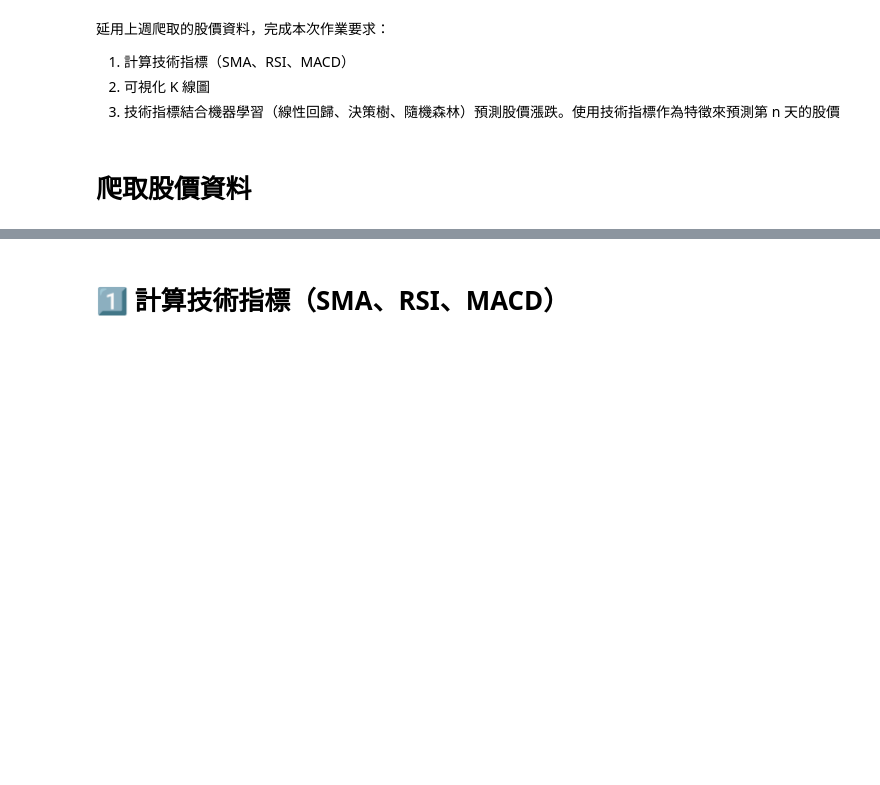
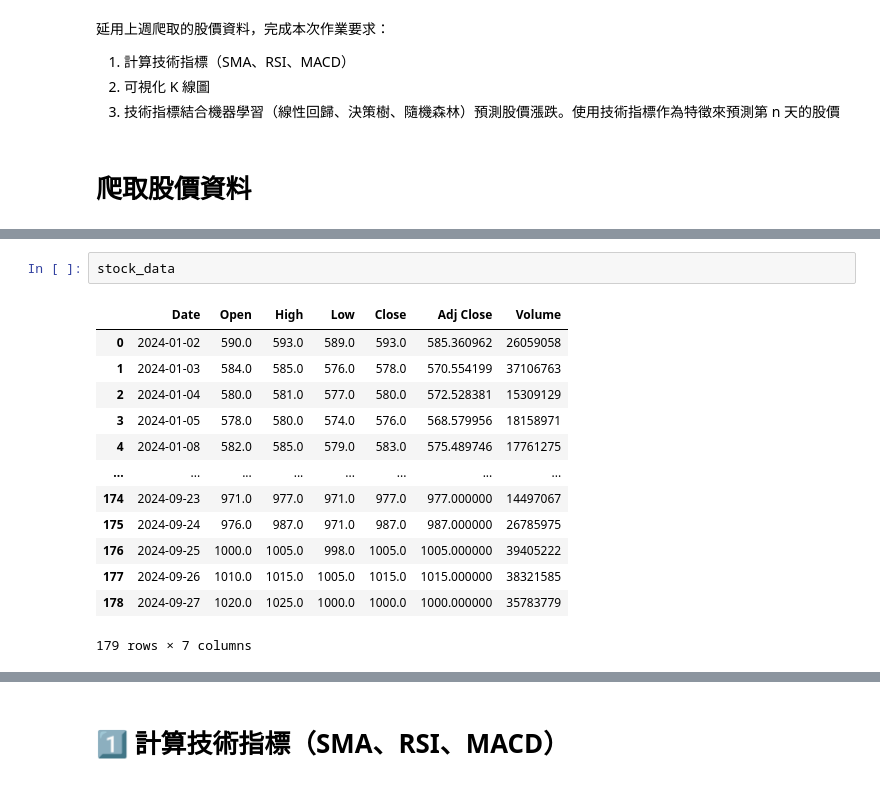
Before and after one commit to tsengcc2023/Financial-Big-Data-Analysis, a Jupyter notebook: week3.ipynb, the cells around one changed output, grey strips where cells are left out. Drawn from its saved outputs; the diff is of its cells as text; blank space fills up the shorter version.

```diff
--- a/week3.ipynb
+++ b/week3.ipynb
@@ -34 +61,17 @@ Requirement already satisfied: wget in /usr/local/lib/python3.10/dist-packages (
+# %%
+stock_data
+# %% [output]
+|  | Date | Open | High | Low | Close | Adj Close | Volume |
+| 0 | 2024-01-02 | 590.0 | 593.0 | 589.0 | 593.0 | 585.360962 | 26059058 |
+| 1 | 2024-01-03 | 584.0 | 585.0 | 576.0 | 578.0 | 570.554199 | 37106763 |
+| 2 | 2024-01-04 | 580.0 | 581.0 | 577.0 | 580.0 | 572.528381 | 15309129 |
+| 3 | 2024-01-05 | 578.0 | 580.0 | 574.0 | 576.0 | 568.579956 | 18158971 |
+| 4 | 2024-01-08 | 582.0 | 585.0 | 579.0 | 583.0 | 575.489746 | 17761275 |
+| ... | ... | ... | ... | ... | ... | ... | ... |
+| 174 | 2024-09-23 | 971.0 | 977.0 | 971.0 | 977.0 | 977.000000 | 14497067 |
+| 175 | 2024-09-24 | 976.0 | 987.0 | 971.0 | 987.0 | 987.000000 | 26785975 |
+| 176 | 2024-09-25 | 1000.0 | 1005.0 | 998.0 | 1005.0 | 1005.000000 | 39405222 |
+| 177 | 2024-09-26 | 1010.0 | 1015.0 | 1005.0 | 1015.0 | 1015.000000 | 38321585 |
+| 178 | 2024-09-27 | 1020.0 | 1025.0 | 1000.0 | 1000.0 | 1000.000000 | 35783779 |
+179 rows × 7 columns
 # %%
```
Also changed, not shown: parts of 15 cells of this notebook.
